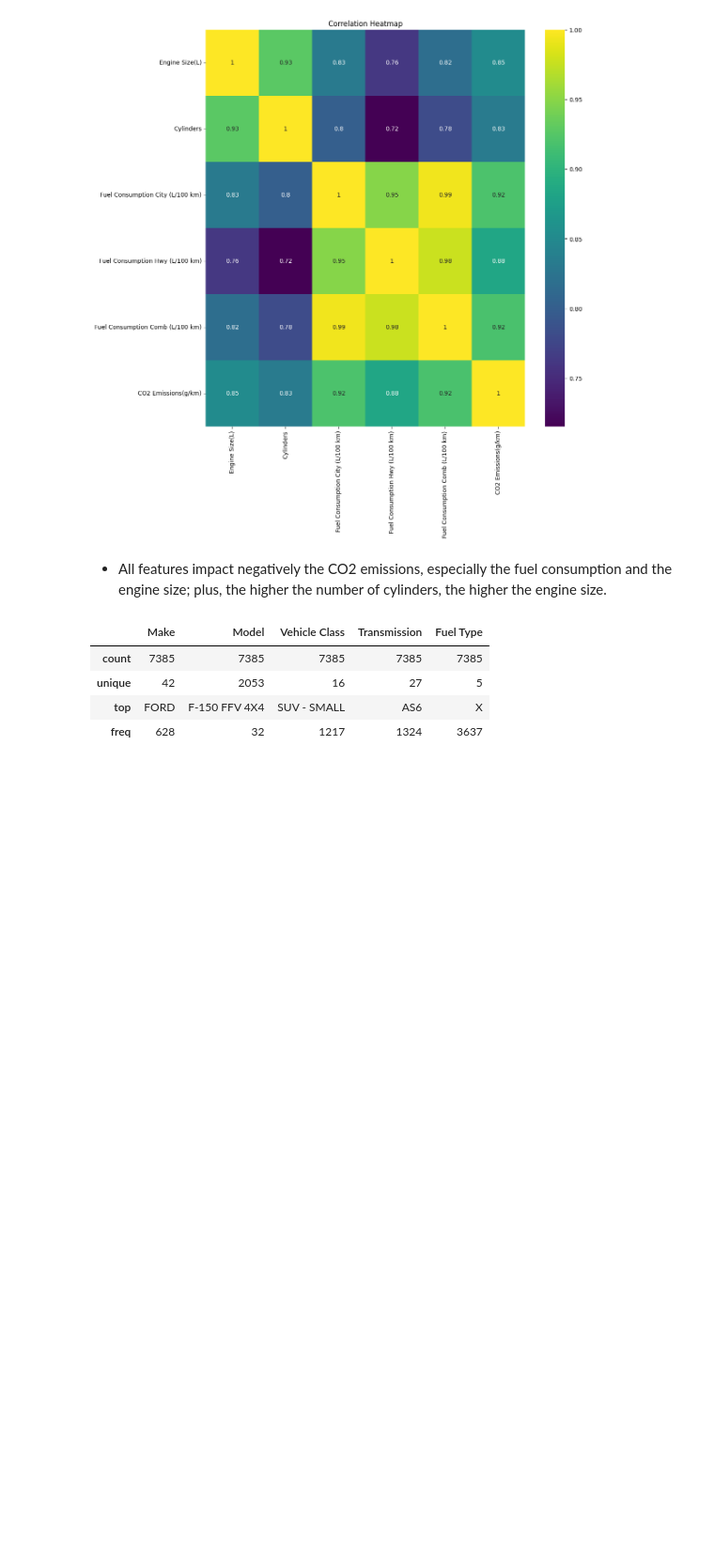
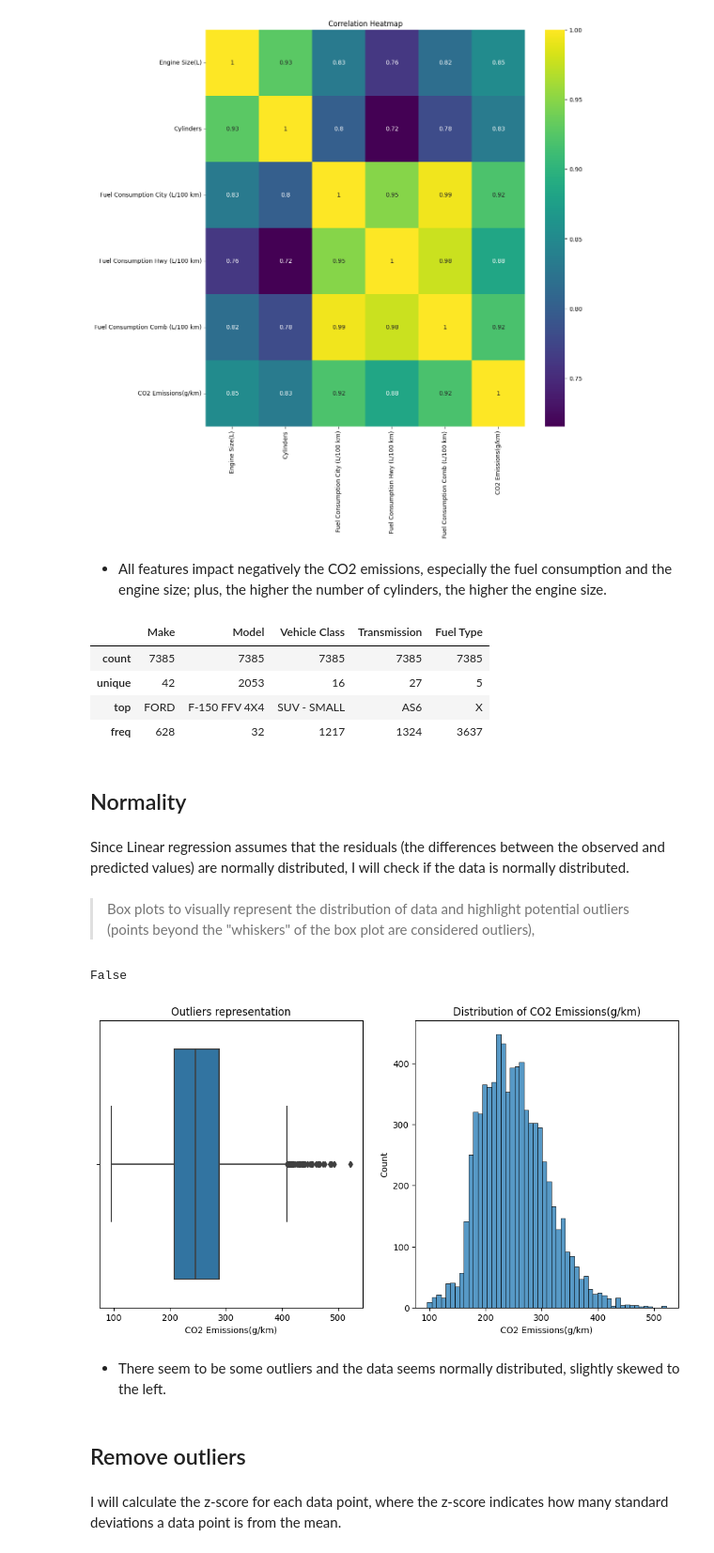
Before and after one commit to stangeorgiana18/CO2-emmision-by-vehicles-linear-regression, a Jupyter notebook: co2-emmision-by-vehicles-linear-regression.ipynb, the cells around one changed output. Shown at 94% size. Cells and saved outputs as stored; diff of their text form; code cells hidden in the pictures; blank space fills up the shorter version.

Commit message:
data viz

```diff
--- a/co2-emmision-by-vehicles-linear-regression.ipynb
+++ b/co2-emmision-by-vehicles-linear-regression.ipynb
@@ -235,3 +239,33 @@ emissions.describe(include=['O'])
 | unique | 42 | 2053 | 16 | 27 | 5 |
 | top | FORD | F-150 FFV 4X4 | SUV - SMALL | AS6 | X |
 | freq | 628 | 32 | 1217 | 1324 | 3637 |
+# %% [markdown]
+## Normality
+# %% [markdown]
+Since Linear regression assumes that the residuals (the differences between the observed and predicted values) are normally distributed, I will check if the data is normally distributed.
+# %% [markdown]
+> Box plots to visually represent the distribution of data and highlight potential outliers (points beyond the "whiskers" of the box plot are considered outliers),
+# %%
+emissions.isnull().sum().any()
+# %% [output]
+False
+# %%
+# box plot for CO2 emissions
+plt.figure(figsize=(12, 6))
+plt.subplot(1, 2, 1)  # 1 row, 2 columns, subplot number 1
+sns.boxplot(x = emissions['CO2 Emissions(g/km)'])
+plt.title('Outliers representation')
+
+# histplot for normal distribution of the CO2 values
+plt.subplot(1, 2, 2)  # 1 row, 2 columns, subplot no. 2
+sns.histplot(x = emissions['CO2 Emissions(g/km)'])
+plt.title('Distribution of CO2 Emissions(g/km)')
+plt.show()
+# %% [output]
+[figure, added]
+# %% [markdown]
+- There seem to be some outliers and the data seems normally distributed, slightly skewed to the left.
+# %% [markdown]
+## Remove outliers
+# %% [markdown]
+I will calculate the z-score for each data point, where the z-score indicates how many standard deviations a data point is from the mean.
```
Also changed, not shown: parts of 17 cells of this notebook.
